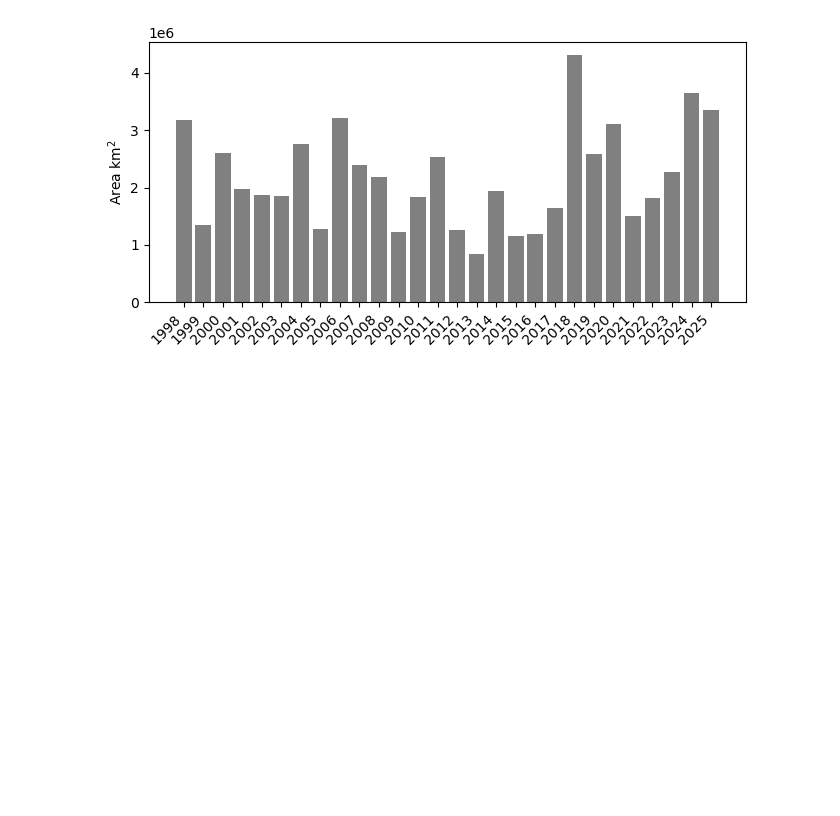
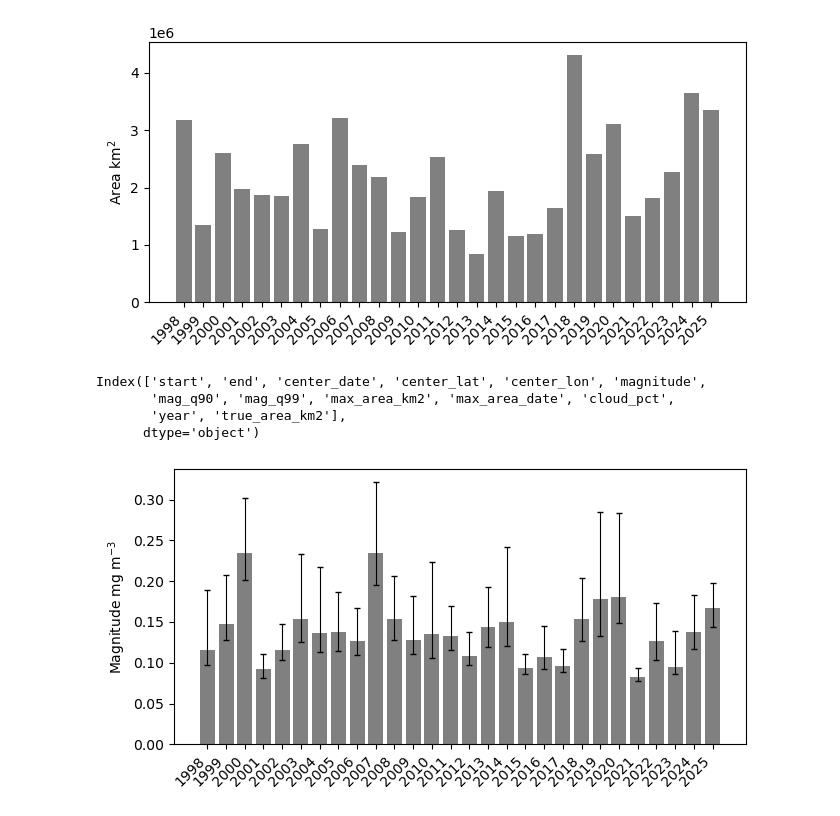
Before and after one commit to jamiesash/climate, a Jupyter notebook: code/pycode/mag_area_barplots.ipynb, the cells around one changed output. Saved outputs shown, nothing was run; the diff lists cells and outputs as text; code cells hidden in the pictures; blank space fills up the shorter version.

```diff
--- a/code/pycode/mag_area_barplots.ipynb
+++ b/code/pycode/mag_area_barplots.ipynb
@@ -1,10 +1,10 @@
 # %%
 import pandas as pd
 import matplotlib.pyplot as plt
-
+import numpy as np
 # df = pd.read_csv('/home/jamesash/projects/climate/data/summary_statistics/bloom_summary_2p_1mad_20260418.csv')
 # df = pd.read_csv('/home/jamesash/projects/climate/data/summary_statistics/bloom_summary_exp_2p_1mad_20260423.csv')
-df = pd.read_csv('/home/jamesash/projects/climate/data/summary_statistics/bloom_summary_2p_1mad_20260423.csv')
+df = pd.read_csv('/home/jamesash/projects/climate/data/summary_statistics/bloom_summary_2p_1mad_20260609.csv')
 
 df["year"] = pd.to_datetime(df["start"]).dt.year
 
@@ -18,7 +18,7 @@ ax.set_xticks(df["year"])
 ax.set_xticklabels(df["year"], rotation=45, ha="right")
 
 plt.tight_layout()
-plt.savefig('../../figures/bloom_magnitude_1mad_20260418.png', format='png', bbox_inches='tight', dpi=600)
+# plt.savefig('../../figures/bloom_magnitude_1mad_20260418.png', format='png', bbox_inches='tight', dpi=600)
 plt.show()
 # %% [output]
 [figure]
@@ -41,3 +41,28 @@ plt.savefig('../../figures/bloom_area_1mad_20260330.png', format='png', bbox_inc
 plt.show()
 # %% [output]
 [figure]
+# %%
+df.columns
+# %% [output]
+Index(['start', 'end', 'center_date', 'center_lat', 'center_lon', 'magnitude',
+       'mag_q90', 'mag_q99', 'max_area_km2', 'max_area_date', 'cloud_pct',
+       'year', 'true_area_km2'],
+      dtype='object')
+# %%
+mag_lower = df["magnitude"] - df["mag_q90"]
+mag_upper = df["mag_q99"] - df["magnitude"]
+
+fig, ax = plt.subplots(figsize=(6.7, 3.5))
+ax.bar(df["year"], df["magnitude"], color="grey", edgecolor="none")
+ax.errorbar(df["year"], df["magnitude"],
+            yerr=[mag_lower, mag_upper],
+            fmt='none', ecolor='black', capsize=2, linewidth=0.8)
+ax.set_ylabel("Magnitude mg m$^{-3}$")
+ax.set_xticks(df["year"])
+ax.set_xticklabels(df["year"], rotation=45, ha="right")
+plt.tight_layout()
+plt.savefig('../../figures/bloom_area_1mad_bars_20260909.pdf', format='pdf', bbox_inches='tight', dpi=600)
+plt.savefig('../../figures/bloom_area_1mad_bars_20260309.png', format='png', bbox_inches='tight', dpi=600)
+plt.show()
+# %% [output]
+[figure, added]
```
Also changed, not shown: parts of 4 cells of this notebook, 14 other files.
